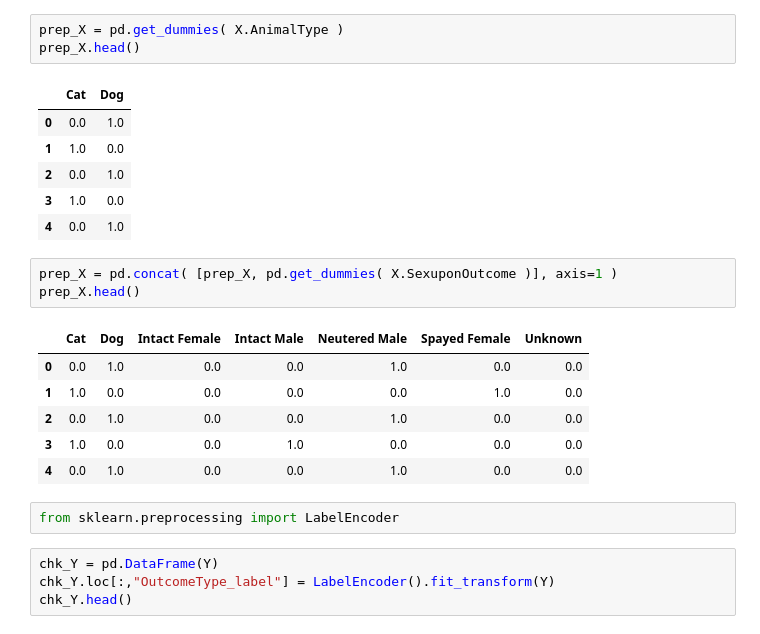
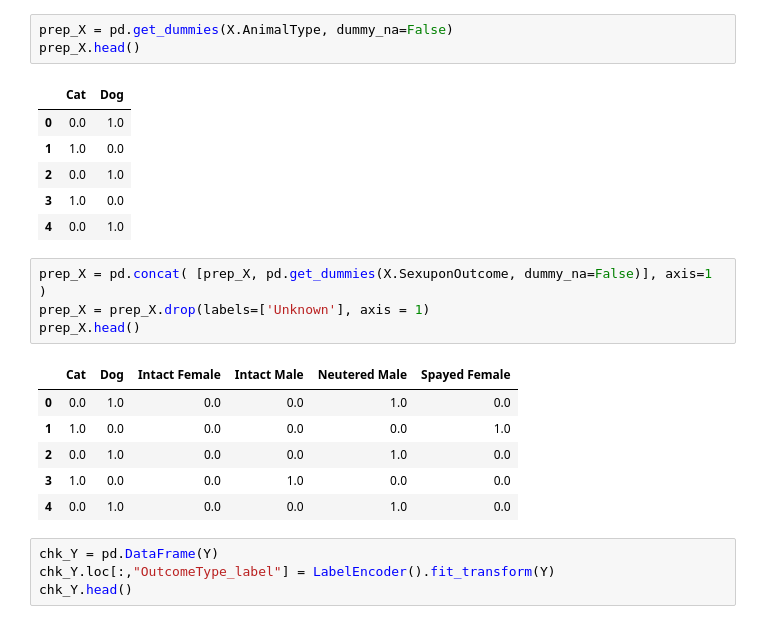
Before and after one commit to samkugji/kaggle-shelter-animal-outcomes, a Jupyter notebook: simple_preprocess.ipynb, the cells around one changed output. Drawn from its saved outputs; the diff is of its cells as text.

Commit message:
update simple_preprocess.csv, .ipynb ------------------------------------ adopting model1 for test.csv

```diff
--- a/simple_preprocess.ipynb
+++ b/simple_preprocess.ipynb
@@ -121,7 +110,7 @@ print( prep_X.Color.unique() )
  'Brown/Black Brindle' 'Chocolate/Gray' 'Brown Tabby/Gray Tabby'
  'Yellow/Yellow' 'Gray Tabby/Black' 'Red/Silver' 'Buff/Brown' 'Sable/Buff']
 # %%
-prep_X = pd.get_dummies( X.AnimalType )
+prep_X = pd.get_dummies(X.AnimalType, dummy_na=False)
 prep_X.head()
 # %% [output]
 |  | Cat | Dog |
@@ -131,17 +120,16 @@ prep_X.head()
 | 3 | 1.0 | 0.0 |
 | 4 | 0.0 | 1.0 |
 # %%
-prep_X = pd.concat( [prep_X, pd.get_dummies( X.SexuponOutcome )], axis=1 )
+prep_X = pd.concat( [prep_X, pd.get_dummies(X.SexuponOutcome, dummy_na=False)], axis=1 )
+prep_X = prep_X.drop(labels=['Unknown'], axis = 1)
 prep_X.head()
 # %% [output]
-|  | Cat | Dog | Intact Female | Intact Male | Neutered Male | Spayed Female | Unknown |
-| 0 | 0.0 | 1.0 | 0.0 | 0.0 | 1.0 | 0.0 | 0.0 |
-| 1 | 1.0 | 0.0 | 0.0 | 0.0 | 0.0 | 1.0 | 0.0 |
-| 2 | 0.0 | 1.0 | 0.0 | 0.0 | 1.0 | 0.0 | 0.0 |
-| 3 | 1.0 | 0.0 | 0.0 | 1.0 | 0.0 | 0.0 | 0.0 |
-| 4 | 0.0 | 1.0 | 0.0 | 0.0 | 1.0 | 0.0 | 0.0 |
+|  | Cat | Dog | Intact Female | Intact Male | Neutered Male | Spayed Female |
+| 0 | 0.0 | 1.0 | 0.0 | 0.0 | 1.0 | 0.0 |
+| 1 | 1.0 | 0.0 | 0.0 | 0.0 | 0.0 | 1.0 |
+| 2 | 0.0 | 1.0 | 0.0 | 0.0 | 1.0 | 0.0 |
+| 3 | 1.0 | 0.0 | 0.0 | 1.0 | 0.0 | 0.0 |
+| 4 | 0.0 | 1.0 | 0.0 | 0.0 | 1.0 | 0.0 |
-# %%
-from sklearn.preprocessing import LabelEncoder
 # %%
 chk_Y = pd.DataFrame(Y)
 chk_Y.loc[:,"OutcomeType_label"] = LabelEncoder().fit_transform(Y)
```
Also changed, not shown: parts of 10 cells of this notebook, 1 other file.
